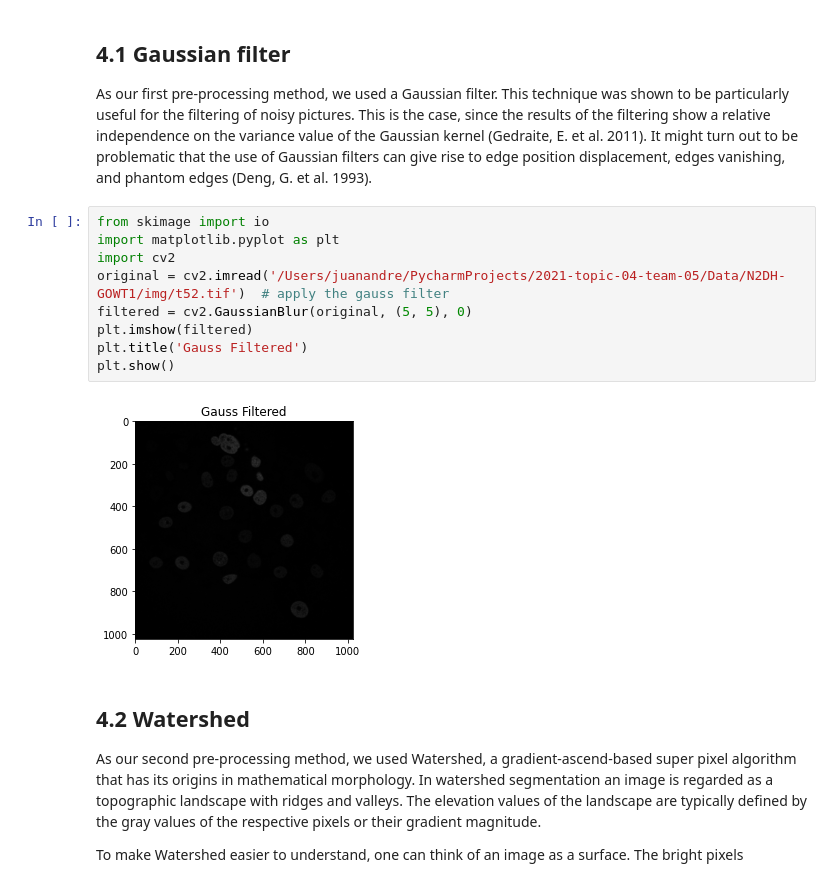
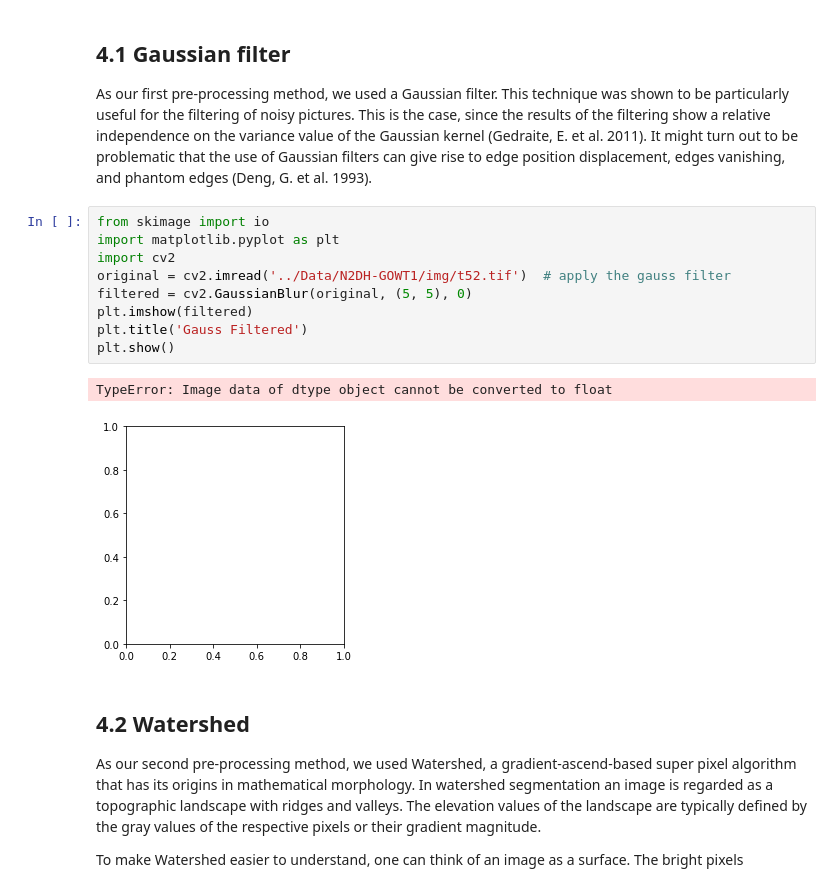
Before and after one commit to datascience-mobi/2021-topic-04-team-05, a Jupyter notebook: Report.ipynb, the cells around one changed output. Drawn from its saved outputs; the diff is of its cells as text.

```diff
--- a/Report.ipynb
+++ b/Report.ipynb
@@ -119,14 +119,15 @@ rise to edge position displacement, edges vanishing, and phantom edges (Deng, G.
 # %%
 from skimage import io
 import matplotlib.pyplot as plt
 import cv2
-original = cv2.imread('/Users/juanandre/PycharmProjects/2021-topic-04-team-05/Data/N2DH-GOWT1/img/t52.tif')  # apply the gauss filter
+original = cv2.imread('../Data/N2DH-GOWT1/img/t52.tif')  # apply the gauss filter
 filtered = cv2.GaussianBlur(original, (5, 5), 0)
 plt.imshow(filtered)
 plt.title('Gauss Filtered')
 plt.show()
 # %% [output]
+TypeError: Image data of dtype object cannot be converted to float
-[figure, old version]
+[figure, new version]
 # %% [markdown]
 ## 4.2 Watershed
 As our second pre-processing method, we used Watershed, a gradient-ascend-based super pixel algorithm that has its origins in mathematical morphology.
```
Also changed, not shown: parts of 1 cell of this notebook, 1 other file.
